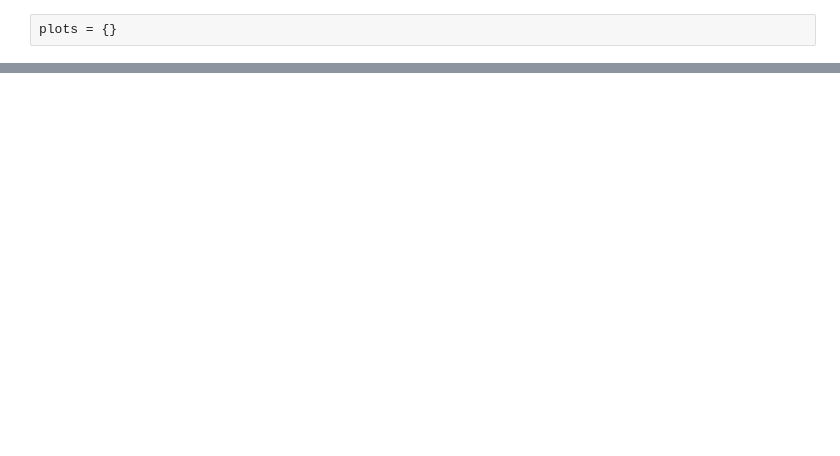
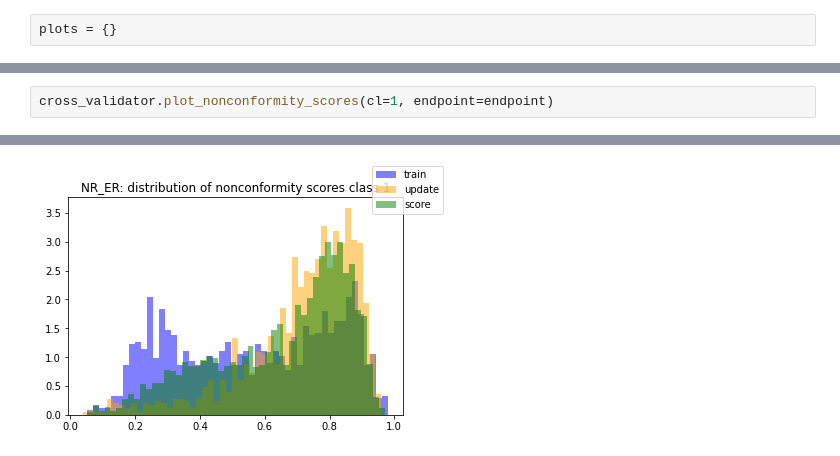
Before and after one commit to volkamerlab/cptox21_manuscript_SI, a Jupyter notebook: code/calupdate_example.ipynb, the cells around one changed output, grey strips where cells are left out. Drawn from its saved outputs; the diff is of its cells as text; blank space fills up the shorter version.

```diff
--- a/code/calupdate_example.ipynb
+++ b/code/calupdate_example.ipynb
@@ -211,0 +267,3 @@ plots["train_update_pred_score"] = train_update_cross_validator.calibration_plot
+# %%
+cross_validator.plot_nonconformity_scores(cl=1, endpoint=endpoint)
+# %% [output]
@@ -211,0 +271 @@ plots["train_update_pred_score"] = train_update_cross_validator.calibration_plot
+[figure, added]
```
Also changed, not shown: parts of 19 cells of this notebook, 1 other file.
